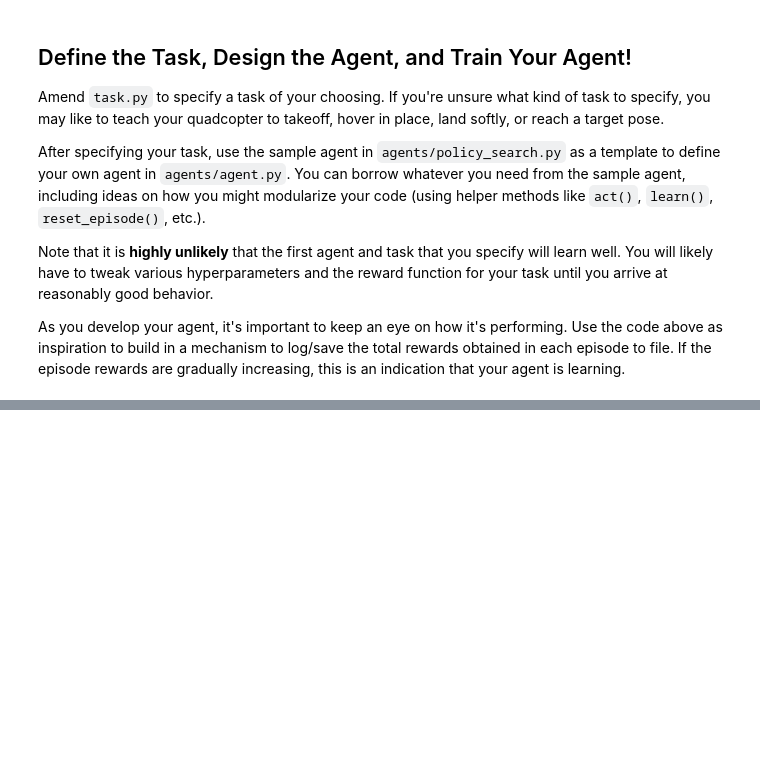
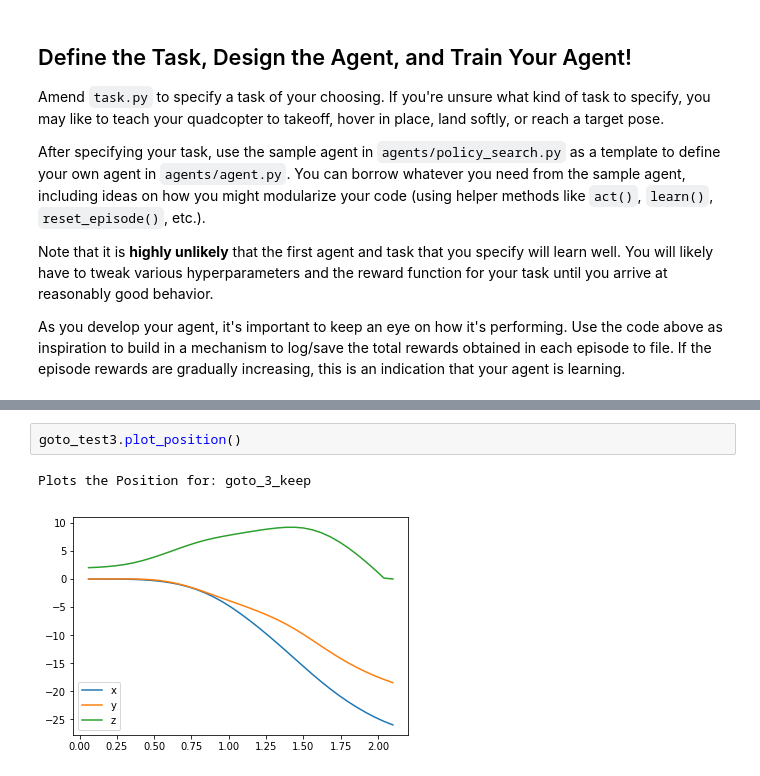
Before and after one commit to rezabase/DLND_DDPG_Quadcopter, a Jupyter notebook: Quadcopter_Project.ipynb, the cells around one changed output, grey strips where cells are left out. Drawn from its saved outputs; the diff is of its cells as text; blank space fills up the shorter version.

```diff
--- a/Quadcopter_Project.ipynb
+++ b/Quadcopter_Project.ipynb
@@ -302,0 +429,5 @@ _ = plt.ylim()
+# %%
+goto_test3.plot_position()
+# %% [output]
+Plots the Position for: goto_3_keep
+[figure, added]
```
Also changed, not shown: parts of 40 cells of this notebook, 14 other files.
